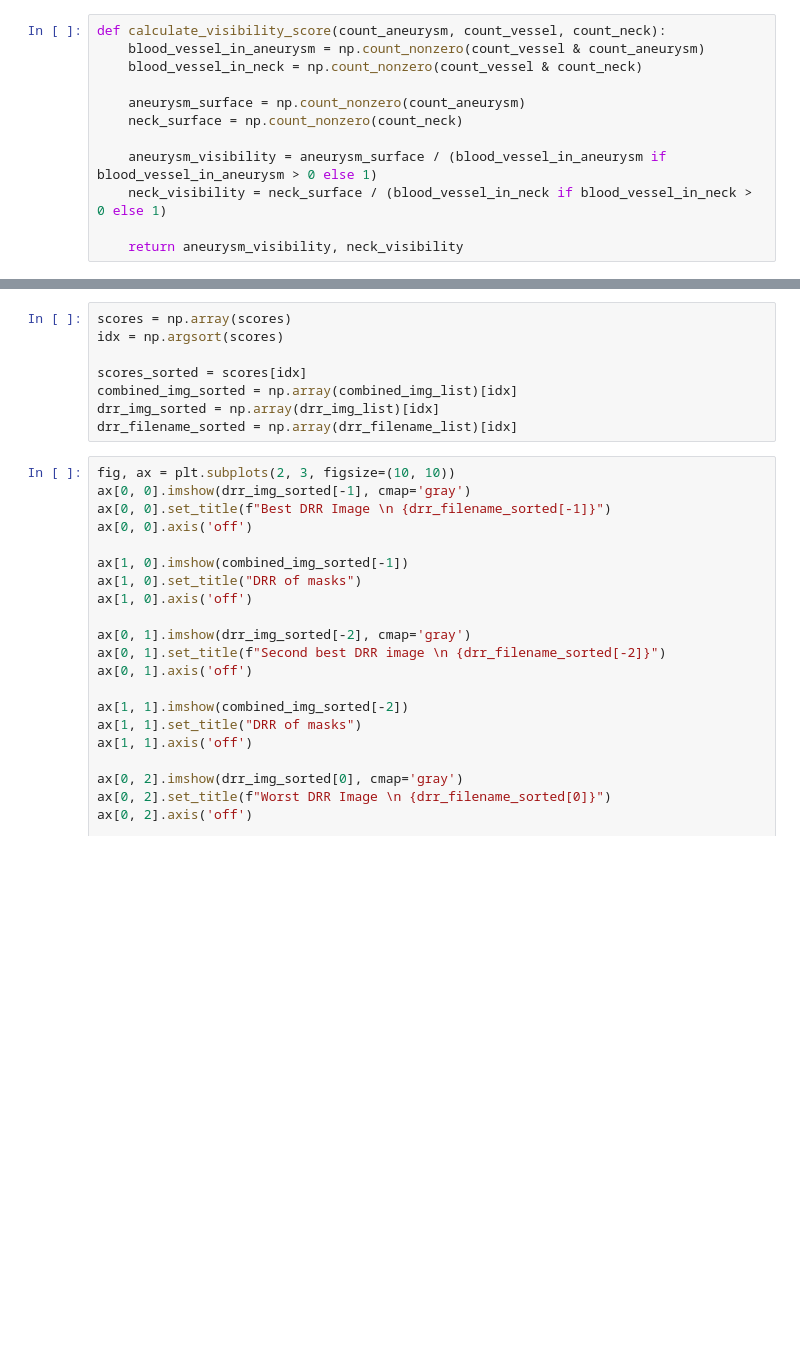
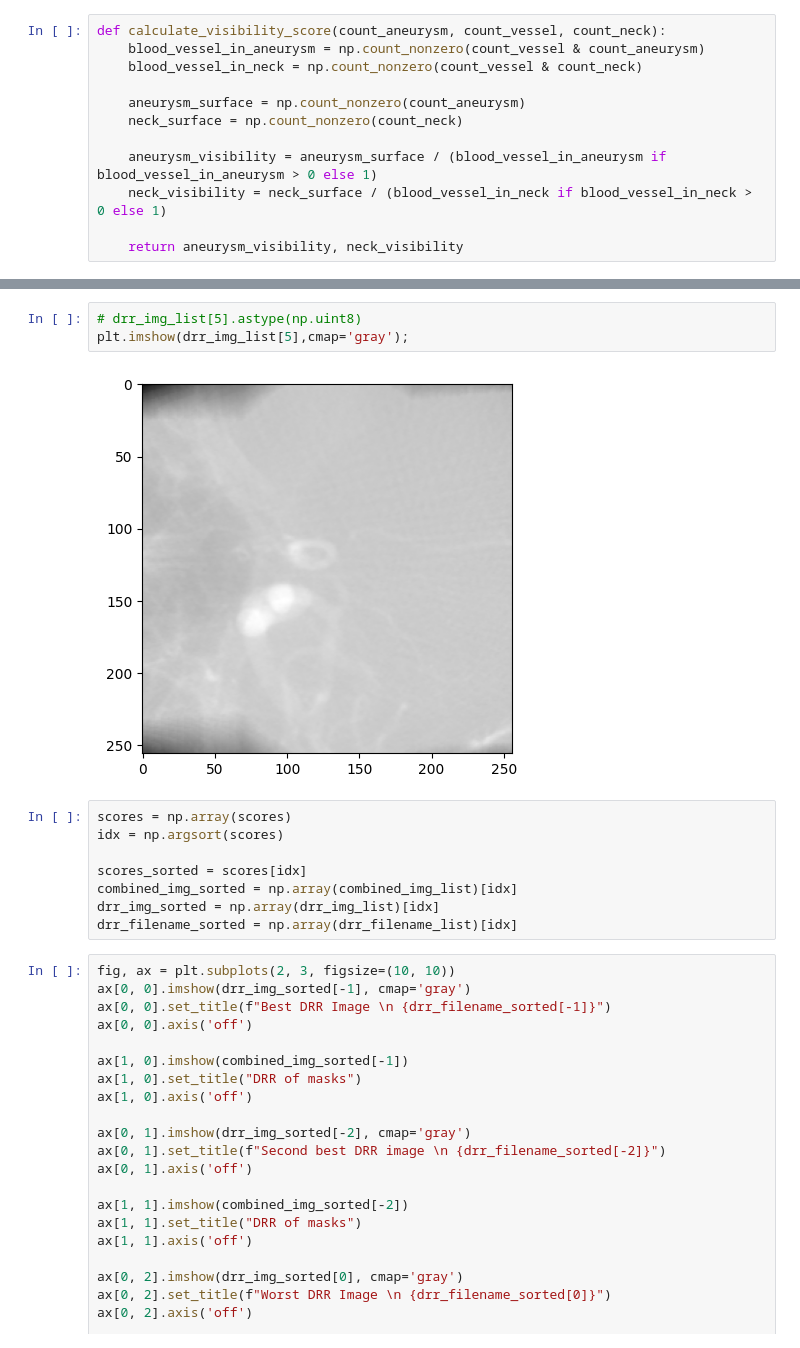
Before and after one commit to Undefined1234/TeamChallenge_Group6, a Jupyter notebook: DRR.ipynb, the cells around one changed output, grey strips where cells are left out. Drawn from its saved outputs; the diff is of its cells as text; blank space fills up the shorter version.

```diff
--- a/DRR.ipynb
+++ b/DRR.ipynb
@@ -201,3 +275,8 @@ wb.save(filename = fname)
+# %%
+# drr_img_list[5].astype(np.uint8)
+plt.imshow(drr_img_list[5],cmap='gray');
+# %% [output]
+[figure, added]
 # %%
 scores = np.array(scores)
 idx = np.argsort(scores)
```
Also changed, not shown: parts of 11 cells of this notebook.
